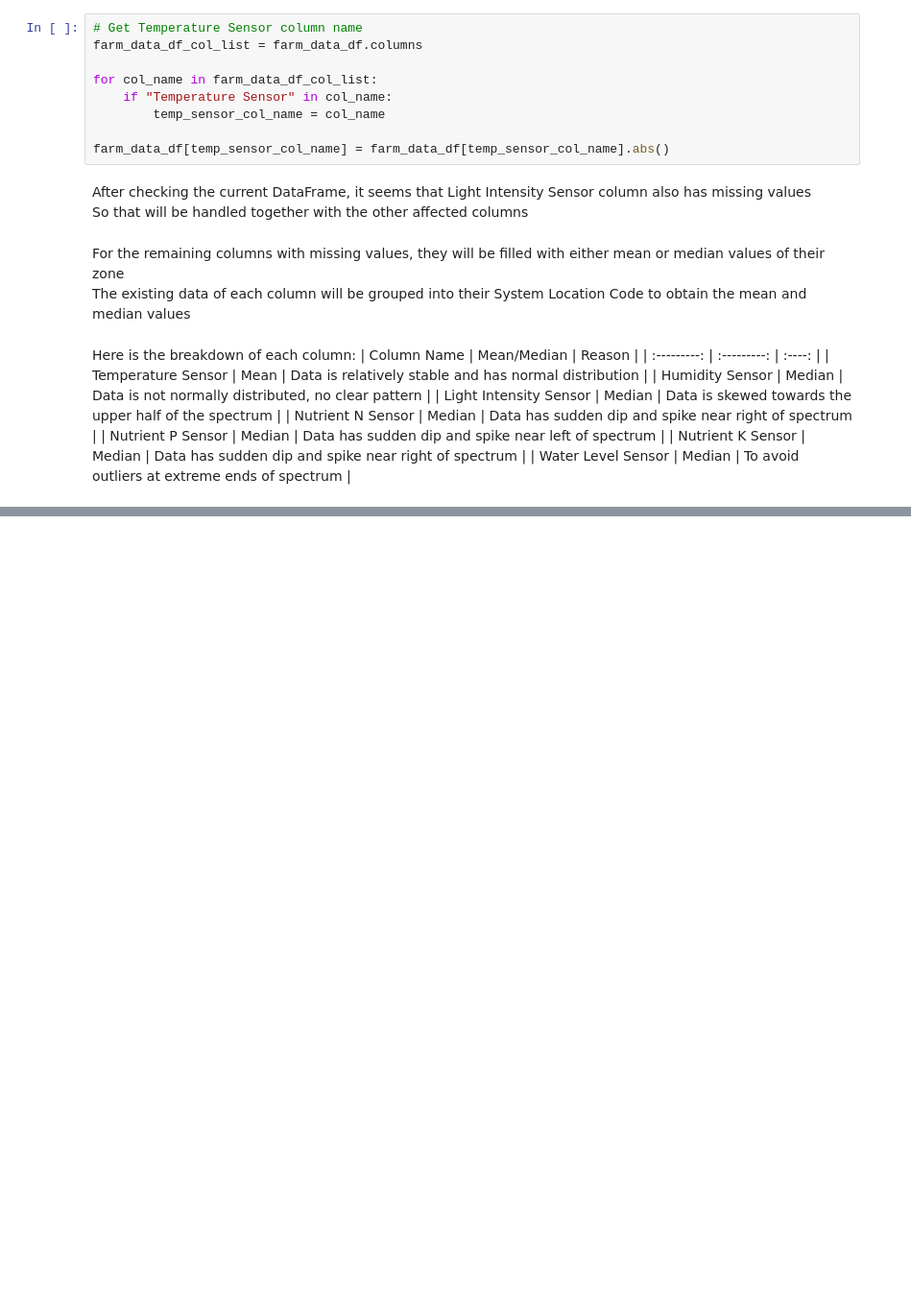
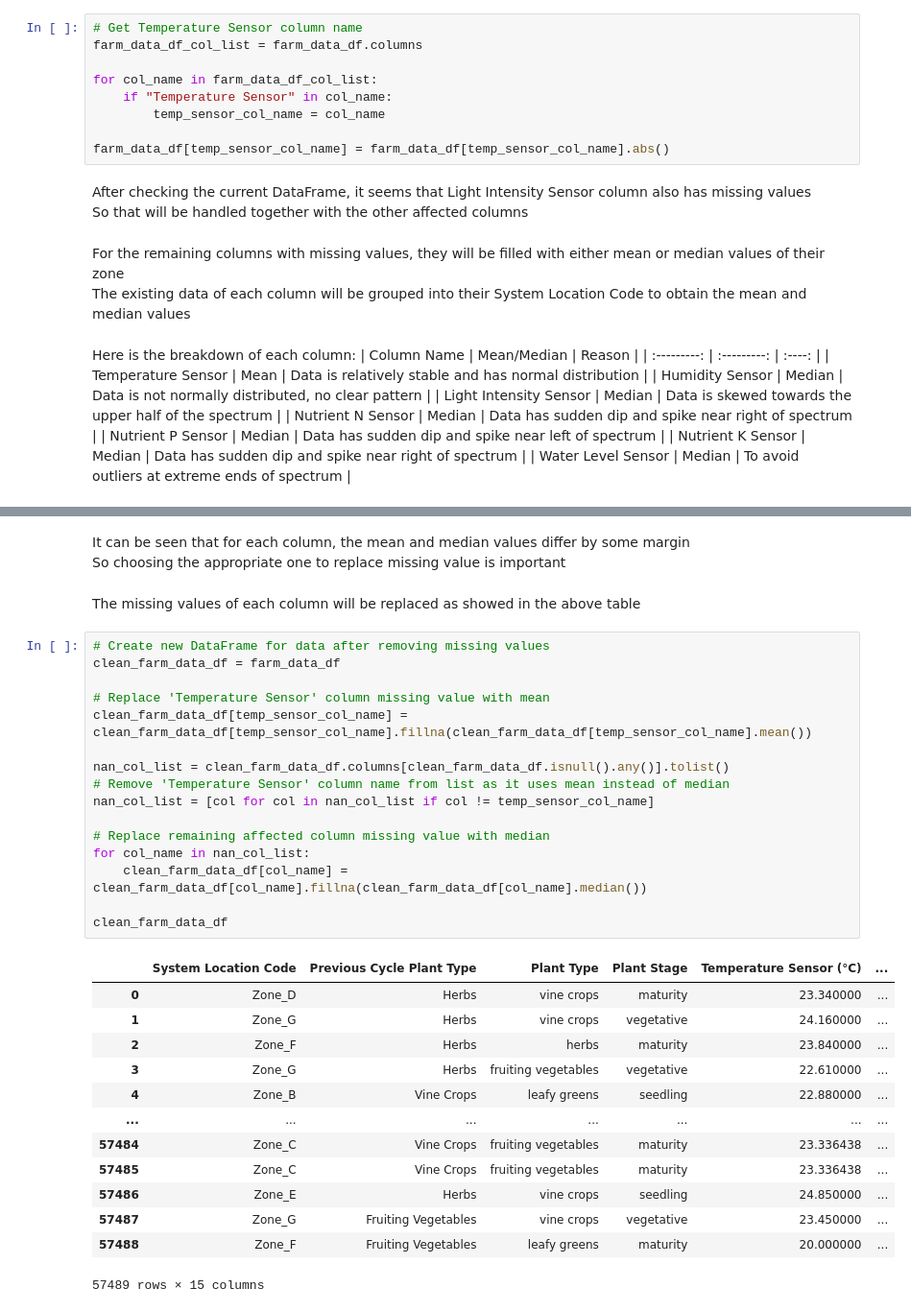
Before and after one commit to chuanseng-ng/aiap19-ng-chuan-seng-611J, a Jupyter notebook: eda.ipynb, the cells around one changed output, grey strips where cells are left out. Shown at 96% size. Drawn from its saved outputs; the diff is of its cells as text; blank space fills up the shorter version.

```diff
--- a/eda.ipynb
+++ b/eda.ipynb
@@ -170,0 +195,35 @@ Here is the breakdown of each column:
+# %% [markdown]
+It can be seen that for each column, the mean and median values differ by some margin <br>
+So choosing the appropriate one to replace missing value is important
+# %% [markdown]
+The missing values of each column will be replaced as showed in the above table
+# %%
+# Create new DataFrame for data after removing missing values
+clean_farm_data_df = farm_data_df
+
+# Replace 'Temperature Sensor' column missing value with mean
+clean_farm_data_df[temp_sensor_col_name] = clean_farm_data_df[temp_sensor_col_name].fillna(clean_farm_data_df[temp_sensor_col_name].mean())
+
+nan_col_list = clean_farm_data_df.columns[clean_farm_data_df.isnull().any()].tolist()
+# Remove 'Temperature Sensor' column name from list as it uses mean instead of median
+nan_col_list = [col for col in nan_col_list if col != temp_sensor_col_name]
+
+# Replace remaining affected column missing value with median
+for col_name in nan_col_list:
+    clean_farm_data_df[col_name] = clean_farm_data_df[col_name].fillna(clean_farm_data_df[col_name].median())
+
+clean_farm_data_df
+# %% [output]
+|  | System Location Code | Previous Cycle Plant Type | Plant Type | Plant Stage | Temperature Sensor (°C) | ... |
+| 0 | Zone_D | Herbs | vine crops | maturity | 23.340000 | ... |
+| 1 | Zone_G | Herbs | vine crops | vegetative | 24.160000 | ... |
+| 2 | Zone_F | Herbs | herbs | maturity | 23.840000 | ... |
+| 3 | Zone_G | Herbs | fruiting vegetables | vegetative | 22.610000 | ... |
+| 4 | Zone_B | Vine Crops | leafy greens | seedling | 22.880000 | ... |
+| ... | ... | ... | ... | ... | ... | ... |
+| 57484 | Zone_C | Vine Crops | fruiting vegetables | maturity | 23.336438 | ... |
+| 57485 | Zone_C | Vine Crops | fruiting vegetables | maturity | 23.336438 | ... |
+| 57486 | Zone_E | Herbs | vine crops | seedling | 24.850000 | ... |
+| 57487 | Zone_G | Fruiting Vegetables | vine crops | vegetative | 23.450000 | ... |
+| 57488 | Zone_F | Fruiting Vegetables | leafy greens | maturity | 20.000000 | ... |
+57489 rows × 15 columns
```
Also changed, not shown: parts of 10 cells of this notebook.
